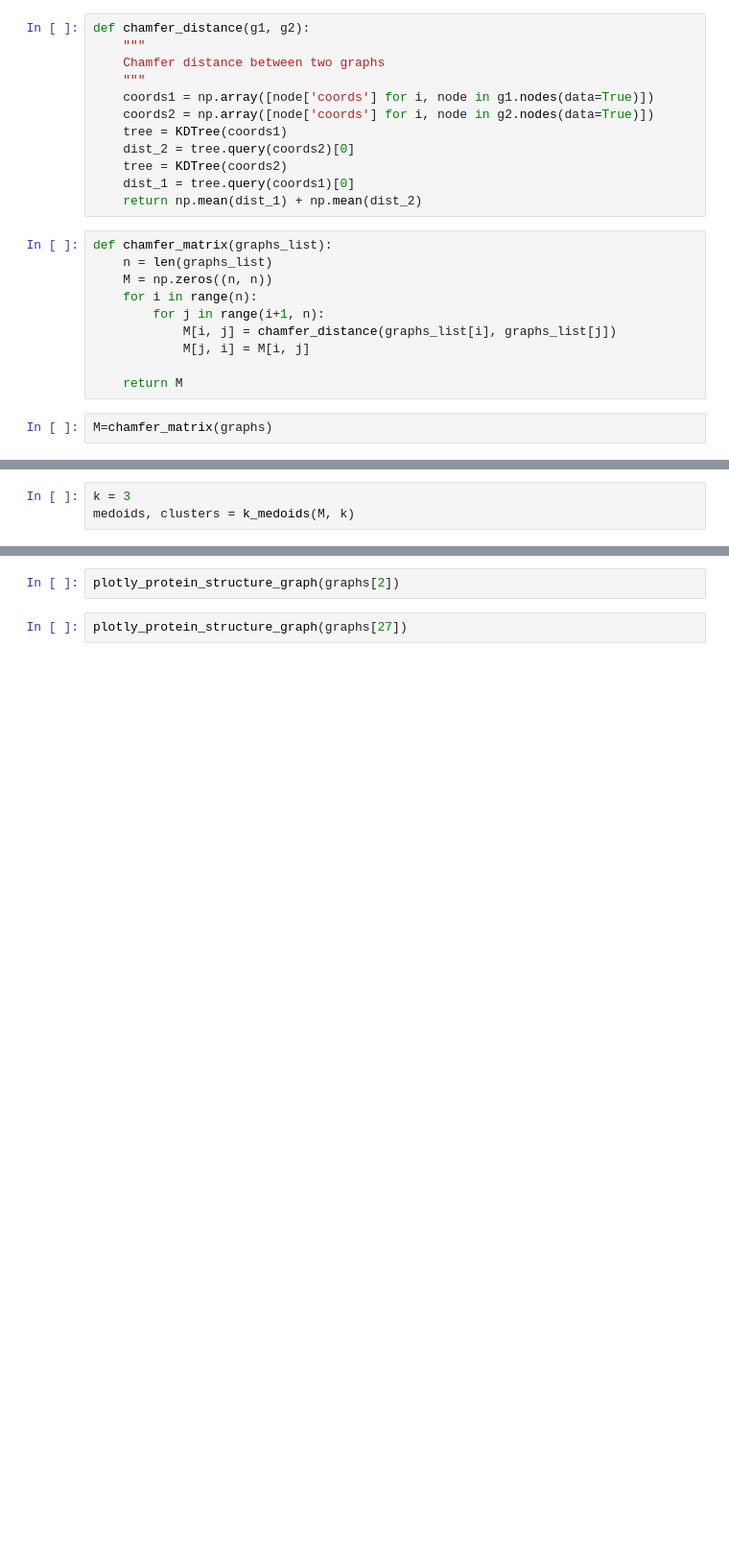
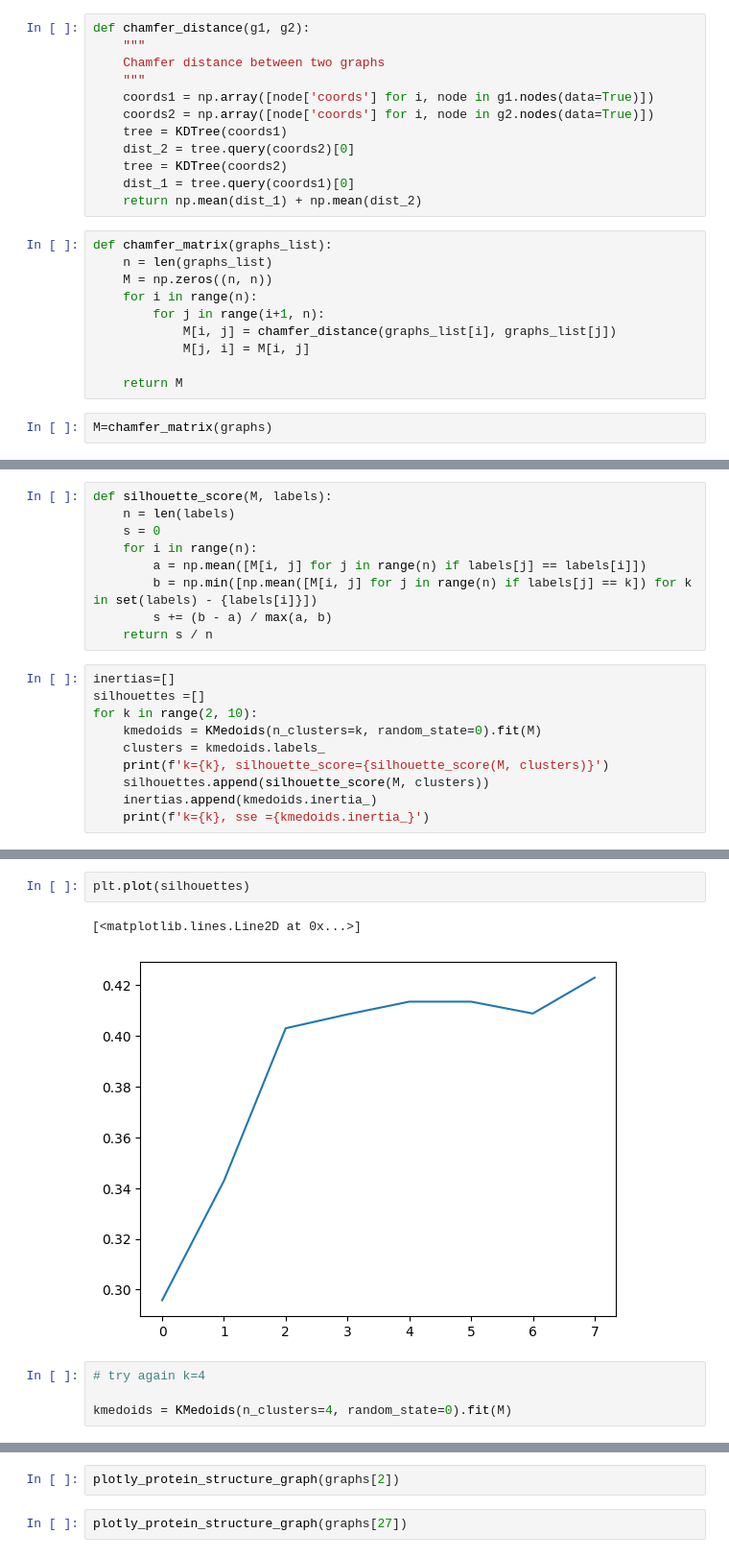
Before and after one commit to g-lago8/CHL-Project, a Jupyter notebook: notebooks/cluster_graphs.ipynb, the cells around one changed output, grey strips where cells are left out. Shown at 96% size. Saved outputs shown, nothing was run; the diff lists cells and outputs as text; blank space fills up the shorter version.

```diff
--- a/notebooks/cluster_graphs.ipynb
+++ b/notebooks/cluster_graphs.ipynb
@@ -118,3 +118,0 @@ def k_medoids(M, k, max_iter=100):
-# %%
-k = 3
-medoids, clusters = k_medoids(M, k)
@@ -137,0 +128,19 @@ silhouette
+# %%
+def silhouette_score(M, labels):
+    n = len(labels)
+    s = 0
+    for i in range(n):
+        a = np.mean([M[i, j] for j in range(n) if labels[j] == labels[i]])
+        b = np.min([np.mean([M[i, j] for j in range(n) if labels[j] == k]) for k in set(labels) - {labels[i]}])
+        s += (b - a) / max(a, b)
+    return s / n
+# %%
+inertias=[]
+silhouettes =[]
+for k in range(2, 10):
+    kmedoids = KMedoids(n_clusters=k, random_state=0).fit(M)
+    clusters = kmedoids.labels_
+    print(f'k={k}, silhouette_score={silhouette_score(M, clusters)}')
+    silhouettes.append(silhouette_score(M, clusters))
+    inertias.append(kmedoids.inertia_)
+    print(f'k={k}, sse ={kmedoids.inertia_}')
@@ -138,2 +164,11 @@ silhouette
+# %%
+plt.plot(silhouettes)
+# %% [output]
+[<matplotlib.lines.Line2D at 0x...>]
+[figure, added]
+# %%
+# try again k=4
+
+kmedoids = KMedoids(n_clusters=4, random_state=0).fit(M)
 # %%
 # reorder the graphs according to the clusters
```
Also changed, not shown: parts of 17 cells of this notebook, 1 other file.
